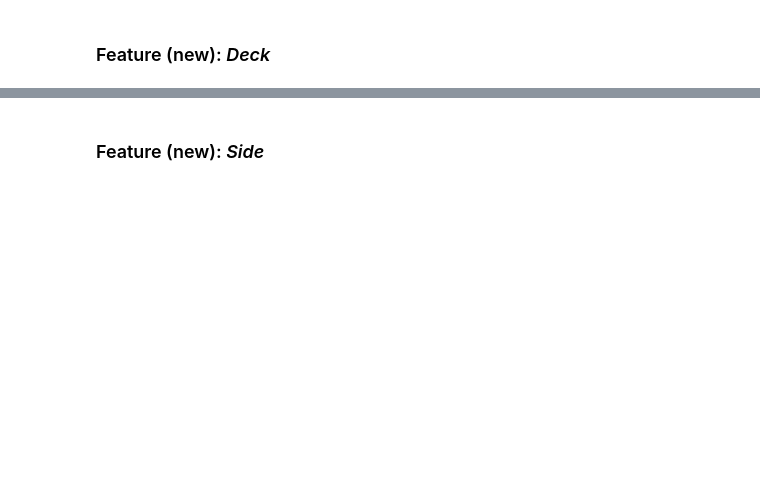
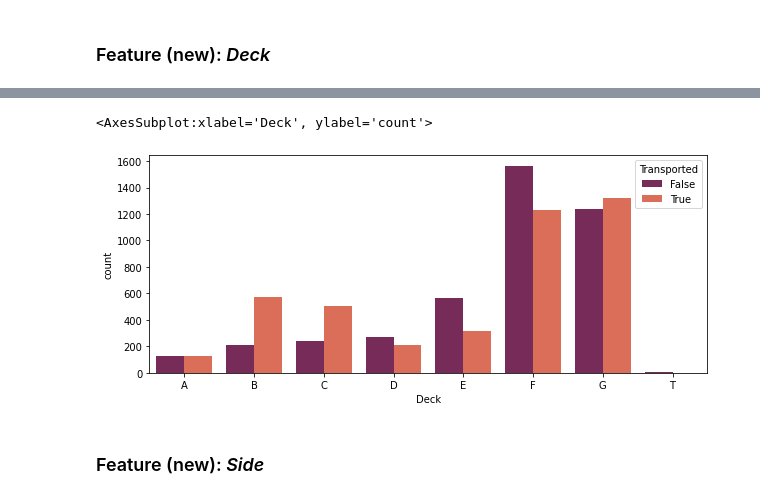
Before and after one commit to pdenieves/github-slideshow, a Jupyter notebook: feature-engineering-xgbclassifier.ipynb, the cells around one changed output, grey strips where cells are left out. Cells and saved outputs as stored; diff of their text form; code cells hidden in the pictures; blank space fills up the shorter version.

```diff
--- a/feature-engineering-xgbclassifier.ipynb
+++ b/feature-engineering-xgbclassifier.ipynb
@@ -132,3 +258,13 @@ combi_2['CabinPassengers'] = combi_2.groupby(['Cabin'])['PassengerId'].transform
+# %%
+# Group the cabins into the chunks (one-hot encoding)
+
+combi_2['CabinChunk_1'] = (combi_2['CabinNum'] < 300).astype(int)   # one-hot encoding
+combi_2['CabinChunk_2'] = ((combi_2['CabinNum'] >= 300) & (combi_2['CabinNum'] < 600)).astype(int)
+combi_2['CabinChunk_3'] = ((combi_2['CabinNum'] >= 600) & (combi_2['CabinNum'] < 900)).astype(int)
+combi_2['CabinChunk_4'] = ((combi_2['CabinNum'] >= 900) & (combi_2['CabinNum'] < 1200)).astype(int)
+combi_2['CabinChunk_5'] = ((combi_2['CabinNum'] >= 1200) & (combi_2['CabinNum'] < 1500)).astype(int)
+combi_2['CabinChunk_6'] = ((combi_2['CabinNum'] >= 1500) & (combi_2['CabinNum'] < 1800)).astype(int)
+combi_2['CabinChunk_7'] = (combi_2['CabinNum'] >= 1800).astype(int)
 # %% [markdown]
 ### Feature (new): *Deck*
 # %%
@@ -138,4 +288,8 @@ combi_2.groupby(['Deck'])['Deck'].count().head(20)
 # %%
 # Let's see the relationship between Deck and Transported
-sns.countplot(x='Deck', hue='Transported', palette='rocket',
+plt.figure(figsize=(10,4))
+sns.countplot(x='Deck', hue='Transported', palette='rocket', order=['A','B','C','D','E','F','G','T'],
               data=combi_2[combi_2['Transported'] != 'Unknown'])
+# %% [output]
+<AxesSubplot:xlabel='Deck', ylabel='count'>
+[figure, added]
```
Also changed, not shown: parts of 126 cells of this notebook.
